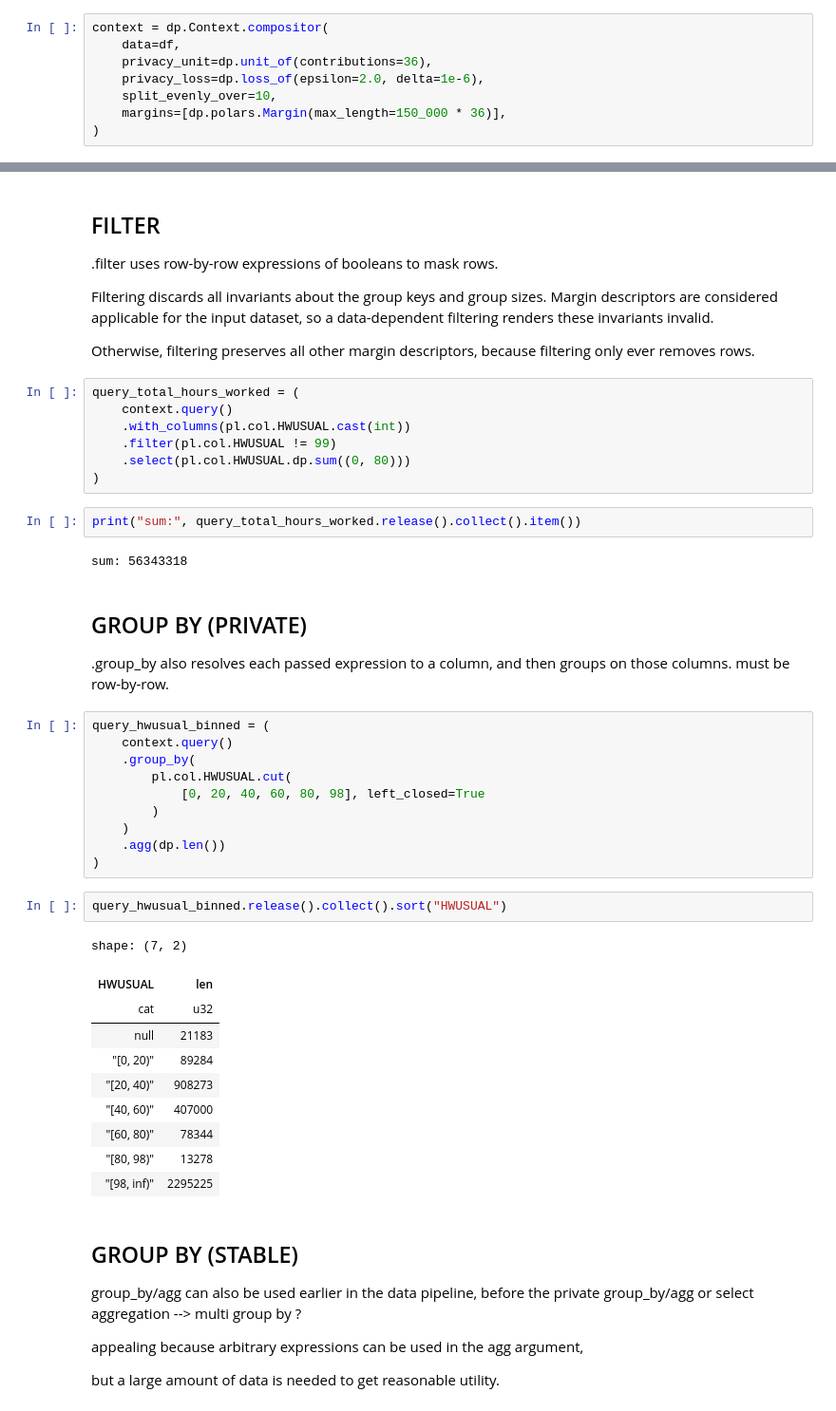
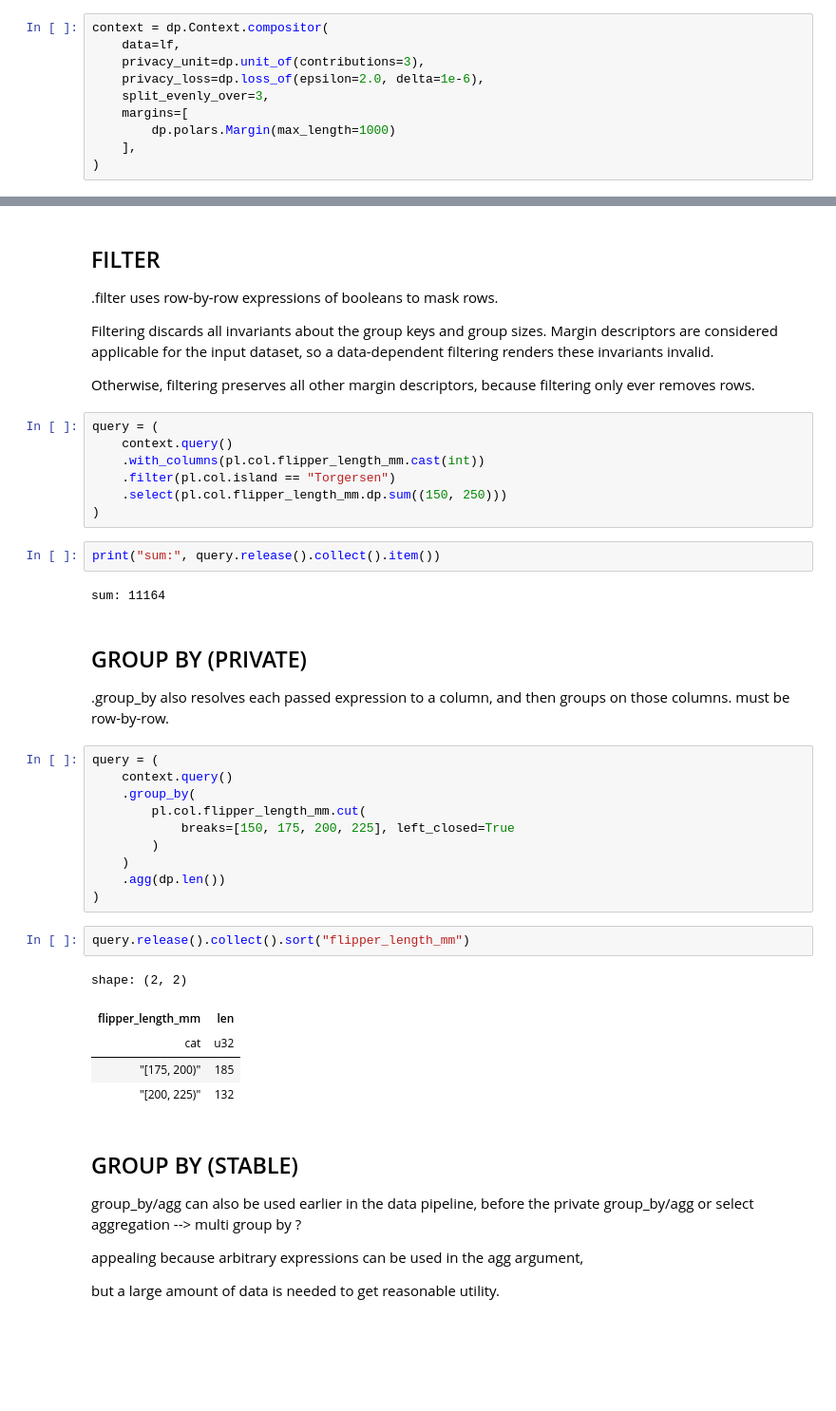
Before and after one commit to PaulineMauryL/dev-dp-lomas, a Jupyter notebook: opendp-0-14-features-penguin.ipynb, the cells around one changed output, grey strips where cells are left out. Shown at 95% size. Cells and saved outputs as stored; diff of their text form; blank space fills up the shorter version.

```diff
--- a/opendp-0-14-features-penguin.ipynb
+++ b/opendp-0-14-features-penguin.ipynb
@@ -365,10 +311,12 @@ Expressions passed into .with_columns must be row-by-row, meaning that the expre
 Any new columns added by .with_columns do not (currently) have margin descriptors. For instance, in the above query, any margin descriptors related to HWUSUAL would no longer apply to the new, shadowing, HWUSUAL column after .with_columns.
 # %%
 context = dp.Context.compositor(
-    data=df,
-    privacy_unit=dp.unit_of(contributions=36),
+    data=lf,
+    privacy_unit=dp.unit_of(contributions=3),
     privacy_loss=dp.loss_of(epsilon=2.0, delta=1e-6),
-    split_evenly_over=10,
-    margins=[dp.polars.Margin(max_length=150_000 * 36)],
+    split_evenly_over=3,
+    margins=[
+        dp.polars.Margin(max_length=1000)
+    ],
 )
 # %%
@@ -403,42 +350,37 @@ Filtering discards all invariants about the group keys and group sizes. Margin d
 
 Otherwise, filtering preserves all other margin descriptors, because filtering only ever removes rows.
 # %%
-query_total_hours_worked = (
+query = (
     context.query()
-    .with_columns(pl.col.HWUSUAL.cast(int))
-    .filter(pl.col.HWUSUAL != 99)
-    .select(pl.col.HWUSUAL.dp.sum((0, 80)))
+    .with_columns(pl.col.flipper_length_mm.cast(int))
+    .filter(pl.col.island == "Torgersen")
+    .select(pl.col.flipper_length_mm.dp.sum((150, 250)))
 )
 # %%
-print("sum:", query_total_hours_worked.release().collect().item())
+print("sum:", query.release().collect().item())
 # %% [output]
-sum: 56343318
+sum: 11164
 # %% [markdown]
 ## GROUP BY (PRIVATE)
 .group_by also resolves each passed expression to a column, and then groups on those columns. must be row-by-row.
 # %%
-query_hwusual_binned = (
+query = (
     context.query()
     .group_by(
-        pl.col.HWUSUAL.cut(
-            [0, 20, 40, 60, 80, 98], left_closed=True
+        pl.col.flipper_length_mm.cut(
+            breaks=[150, 175, 200, 225], left_closed=True
         )
     )
     .agg(dp.len())
 )
 # %%
-query_hwusual_binned.release().collect().sort("HWUSUAL")
+query.release().collect().sort("flipper_length_mm")
 # %% [output]
-shape: (7, 2)
+shape: (2, 2)
-| HWUSUAL | len |
+| flipper_length_mm | len |
 | cat | u32 |
-| null | 21183 |
-| "[0, 20)" | 89284 |
-| "[20, 40)" | 908273 |
-| "[40, 60)" | 407000 |
-| "[60, 80)" | 78344 |
-| "[80, 98)" | 13278 |
-| "[98, inf)" | 2295225 |
+| "[175, 200)" | 185 |
+| "[200, 225)" | 132 |
 # %% [markdown]
 ## GROUP BY (STABLE)
 group_by/agg can also be used earlier in the data pipeline, before the private group_by/agg or select aggregation --> multi group by ?
```
Also changed, not shown: parts of 52 cells of this notebook.
